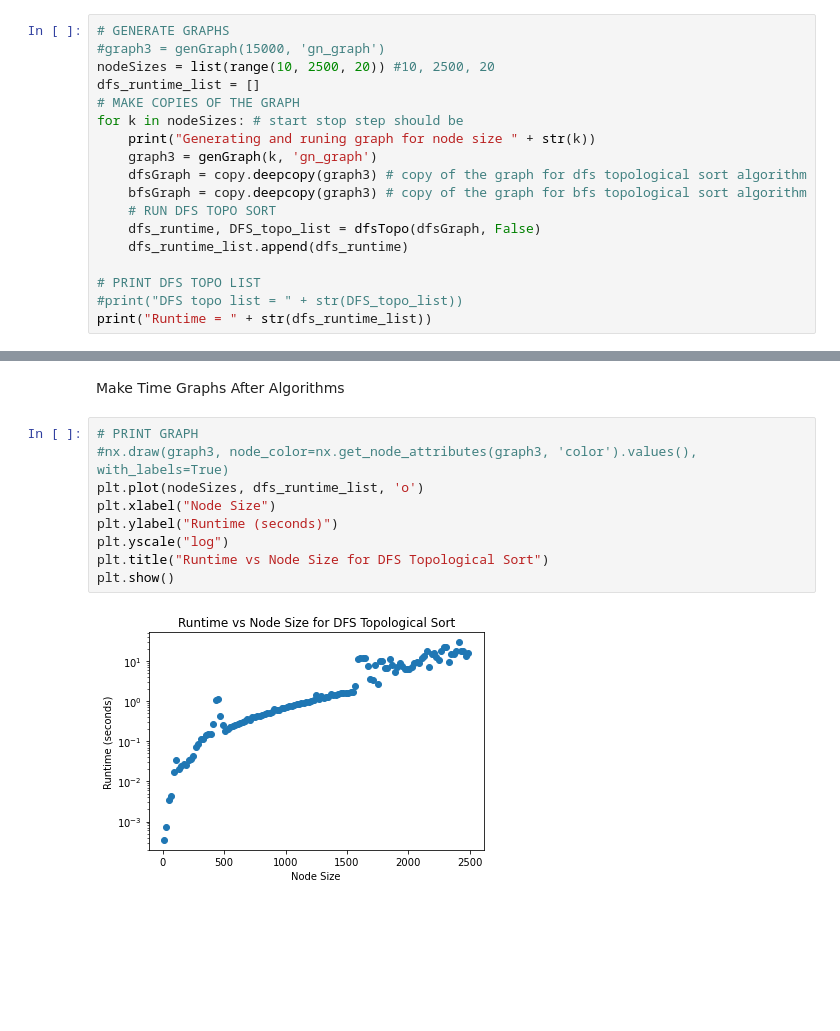
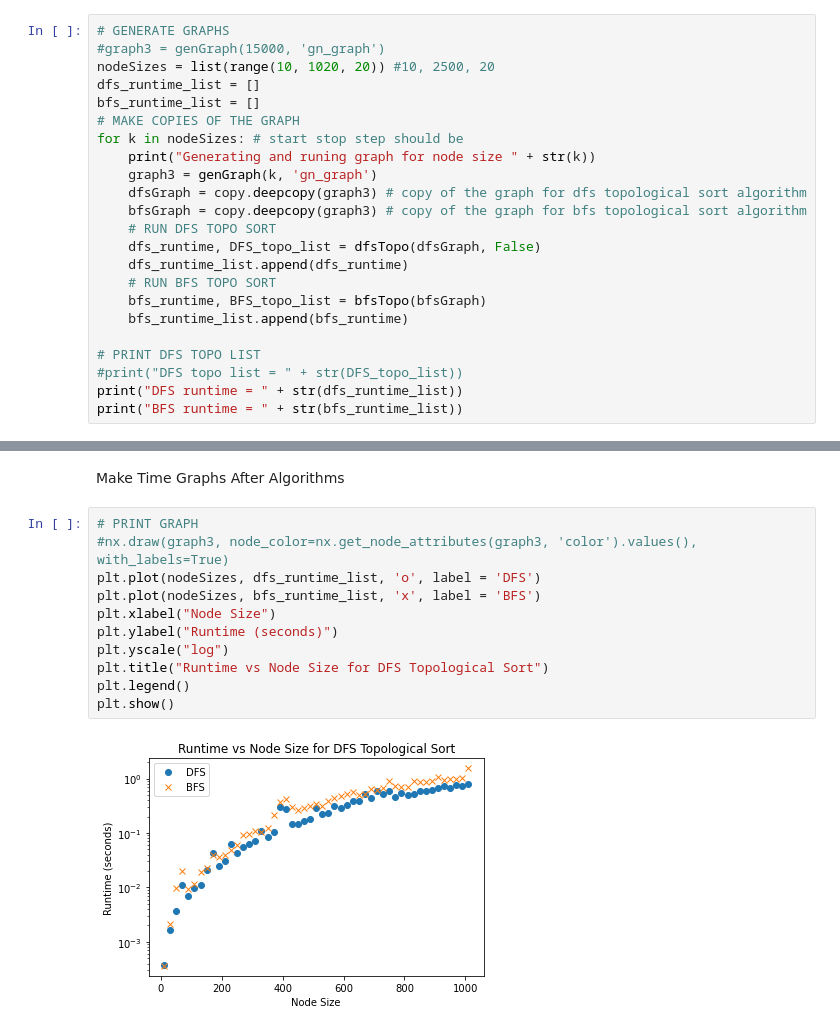
Before and after one commit to andjeya/ECE608, a Jupyter notebook: topo.ipynb, the cells around one changed output, grey strips where cells are left out. Cells and saved outputs as stored; diff of their text form; blank space fills up the shorter version.

Commit message:
now making random graphs and plotting runtime v node size for bfs as well as dfs

```diff
--- a/topo.ipynb
+++ b/topo.ipynb
@@ -177,8 +177,9 @@ Generate Graphs, run DFS and BFS topo sort
 # %%
 # GENERATE GRAPHS
 #graph3 = genGraph(15000, 'gn_graph')
-nodeSizes = list(range(10, 2500, 20)) #10, 2500, 20
+nodeSizes = list(range(10, 1020, 20)) #10, 2500, 20
 dfs_runtime_list = []
+bfs_runtime_list = []
 # MAKE COPIES OF THE GRAPH
 for k in nodeSizes: # start stop step should be
     print("Generating and runing graph for node size " + str(k))
@@ -188,9 +189,13 @@ for k in nodeSizes: # start stop step should be
     # RUN DFS TOPO SORT
     dfs_runtime, DFS_topo_list = dfsTopo(dfsGraph, False)
     dfs_runtime_list.append(dfs_runtime)
+    # RUN BFS TOPO SORT
+    bfs_runtime, BFS_topo_list = bfsTopo(bfsGraph)
+    bfs_runtime_list.append(bfs_runtime)
 
 # PRINT DFS TOPO LIST
 #print("DFS topo list = " + str(DFS_topo_list))
-print("Runtime = " + str(dfs_runtime_list))
+print("DFS runtime = " + str(dfs_runtime_list))
+print("BFS runtime = " + str(bfs_runtime_list))
 # %% [output]
 Generating and runing graph for node size 10
@@ -216,11 +220,13 @@ Make Time Graphs After Algorithms
 # %%
 # PRINT GRAPH
 #nx.draw(graph3, node_color=nx.get_node_attributes(graph3, 'color').values(), with_labels=True)
-plt.plot(nodeSizes, dfs_runtime_list, 'o')
+plt.plot(nodeSizes, dfs_runtime_list, 'o', label = 'DFS')
+plt.plot(nodeSizes, bfs_runtime_list, 'x', label = 'BFS')
 plt.xlabel("Node Size")
 plt.ylabel("Runtime (seconds)")
 plt.yscale("log")
 plt.title("Runtime vs Node Size for DFS Topological Sort")
+plt.legend()
 plt.show()
 # %% [output]
-[figure, old version]
+[figure, new version]
```
Also changed, not shown: parts of 2 cells of this notebook.
